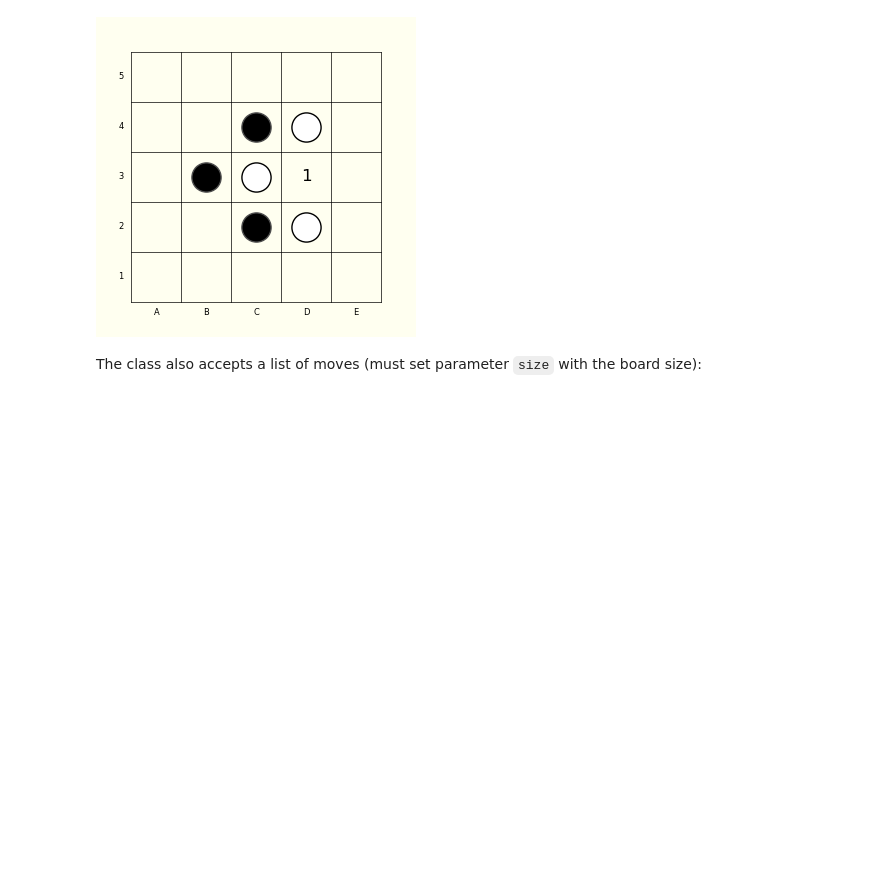
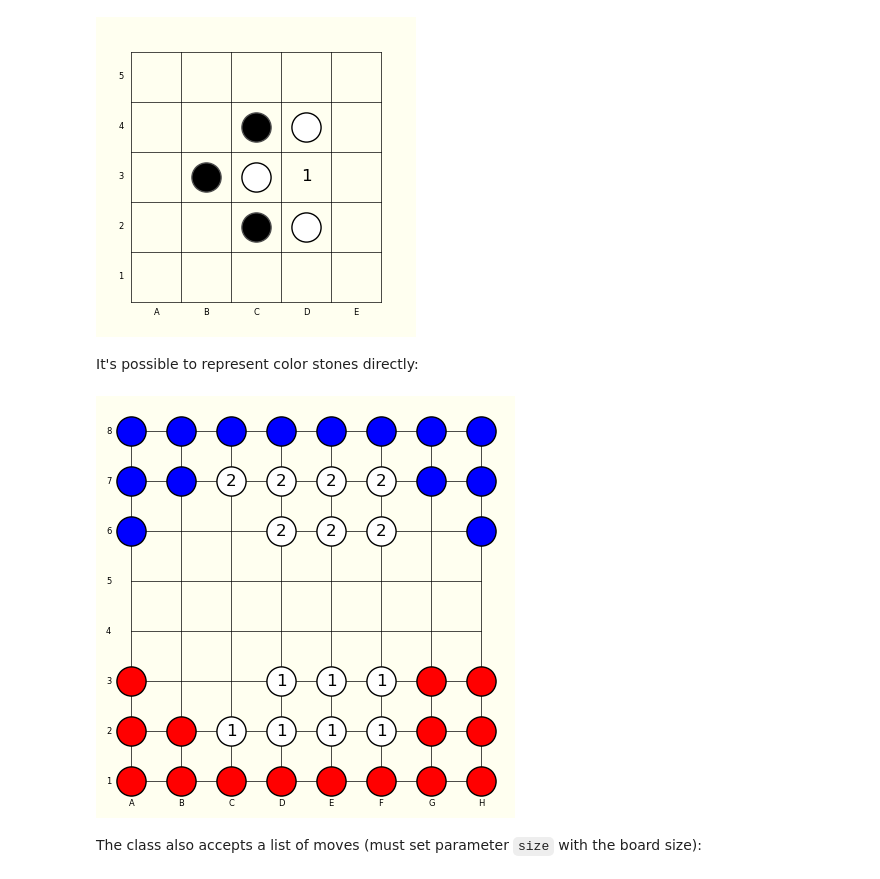
Before and after one commit to jpneto/draw_game_boards, a Jupyter notebook: code/Tutorial.ipynb, the cells around one changed output. Drawn from its saved outputs; the diff is of its cells as text; code cells hidden in the pictures; blank space fills up the shorter version.

```diff
--- a/code/Tutorial.ipynb
+++ b/code/Tutorial.ipynb
@@ -34,6 +34,23 @@ The diagram is saved in the same folder as a SVG file.
 Sq(ko, go_like=False, filename='ko.svg');
 # %% [output]
 [figure]
+# %% [markdown]
+It's possible to represent color stones directly:
+# %%
+red_white_blue = """
+l l l l l l l l
+l l o2 o2 o2 o2 l l
+l . .  o2 o2 o2 . l
+. . . . . . . .
+. . . . . . . .
+r . .  o1 o1 o1 r r
+r r o1 o1 o1 o1 r r
+r r r r r r r r
+"""
+
+Sq(red_white_blue, filename='2026_02_Red_White_Blue_setup.svg');
+# %% [output]
+[figure, added]
 # %% [markdown]
 The class also accepts a list of moves (must set parameter `size` with the board size):
 # %%
```
Also changed, not shown: parts of 2 cells of this notebook, 32 other files.
